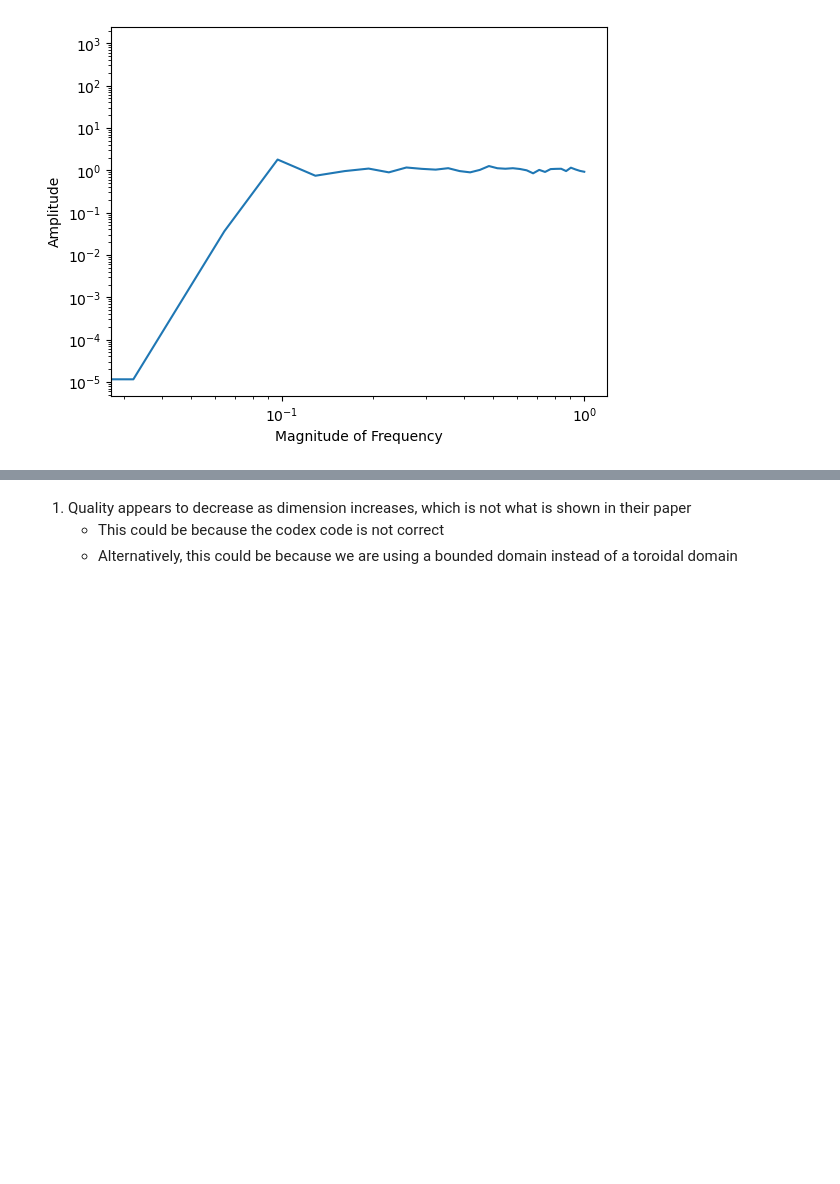
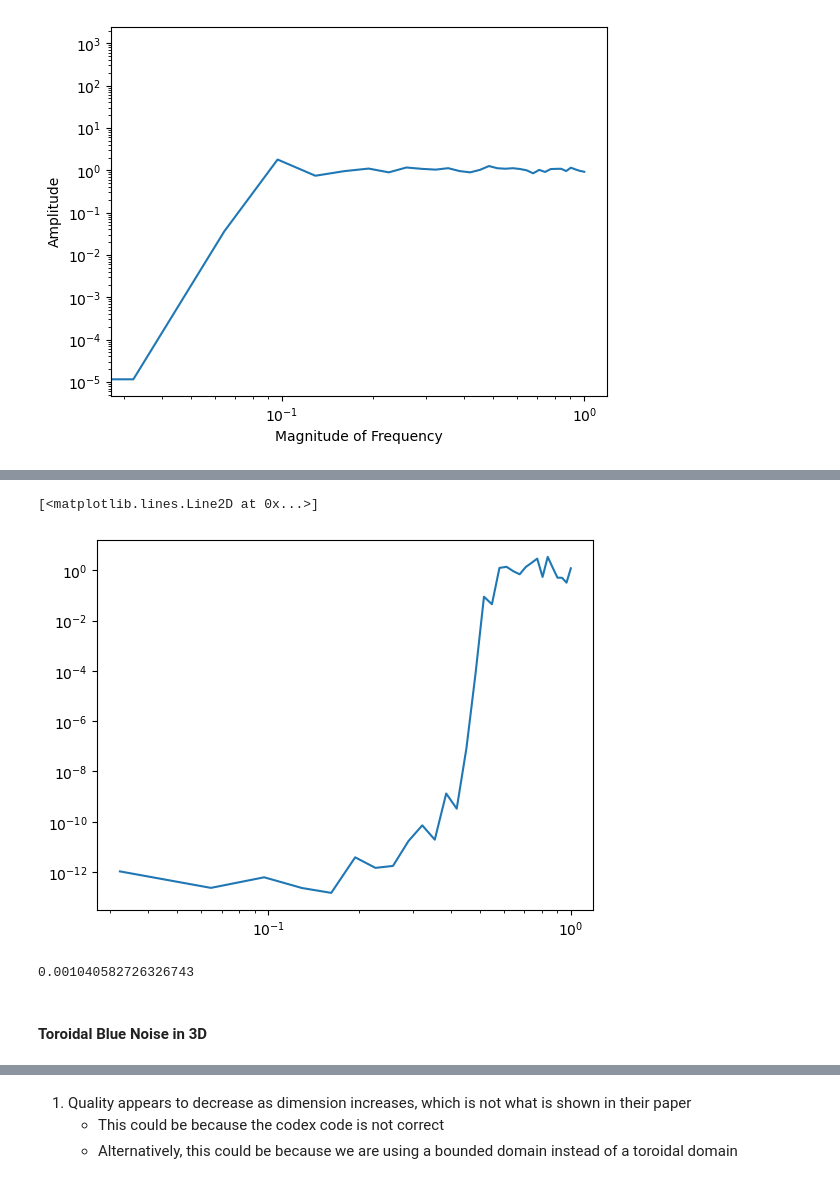
Before and after one commit to Gautam-Chauhan/MSc-Thesis, a Jupyter notebook: GBN_sampling.ipynb, the cells around one changed output, grey strips where cells are left out. Drawn from its saved outputs; the diff is of its cells as text; code cells hidden in the pictures; blank space fills up the shorter version.

```diff
--- a/GBN_sampling.ipynb
+++ b/GBN_sampling.ipynb
@@ -130,0 +157,16 @@ Text(0, 0.5, 'Amplitude')
+# %%
+spectrum = spectrum_nd.power_spectrum(points,size=32)
+# %%
+frequencies = [np.sqrt(2*i**2) for i in range(1,32)]
+frequencies = frequencies/np.max(frequencies)
+diagonal_elements = [spectrum[i,i] for i in range(33,64)]
+plt.loglog(frequencies,diagonal_elements)
+# %% [output]
+[<matplotlib.lines.Line2D at 0x...>]
+[figure, added]
+# %%
+print(min(frequencies))
+# %% [output]
+0.001040582726326743
+# %% [markdown]
+#### Toroidal Blue Noise in 3D
```
Also changed, not shown: parts of 23 cells of this notebook.
